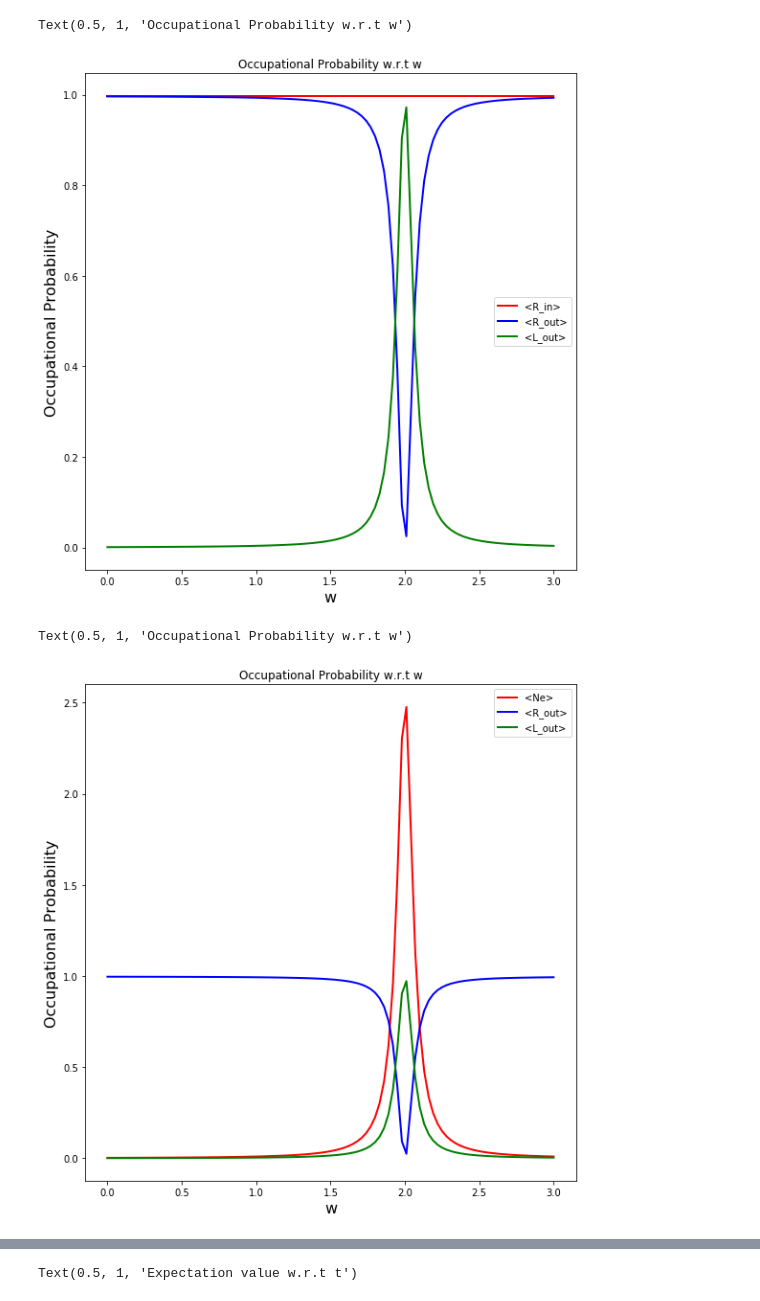
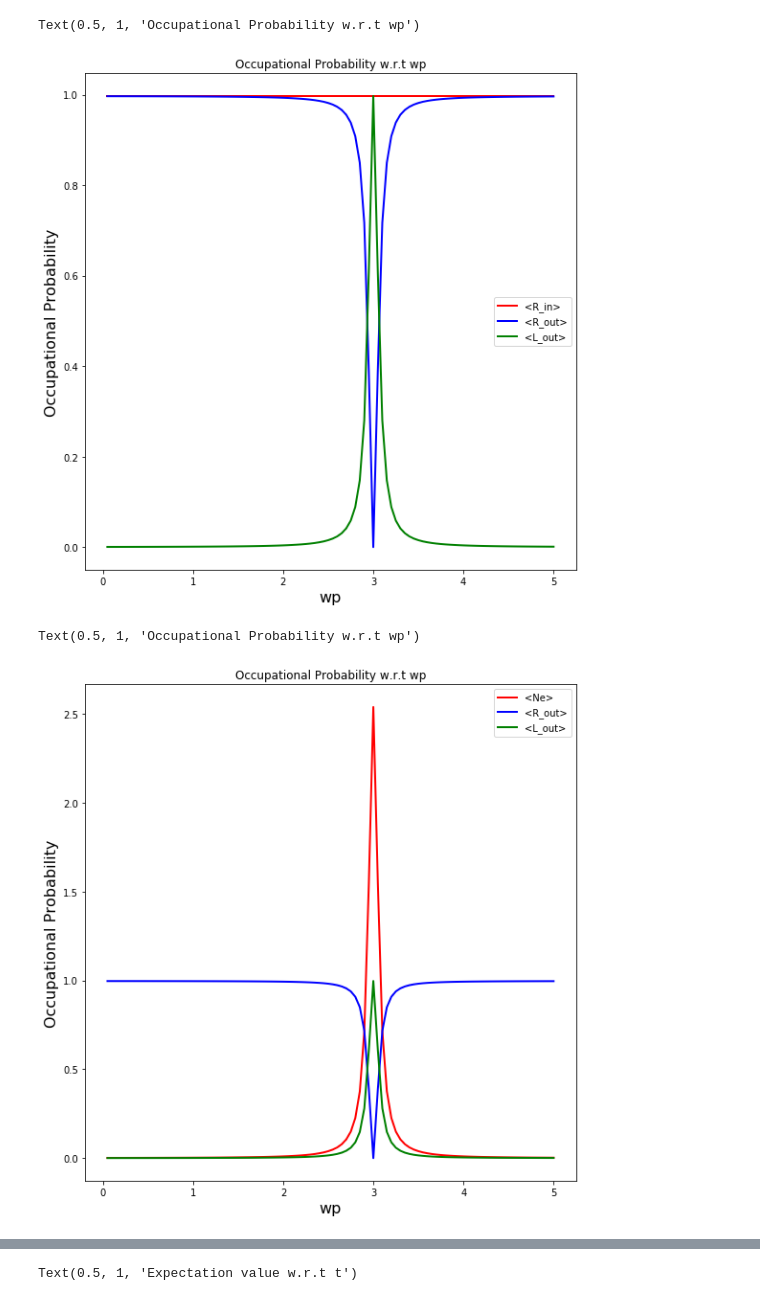
Before and after one commit to Aakashv6/Non-linear-Mirrors, a Jupyter notebook: Non-linear Mirror-Simulation-v1.ipynb, the cells around one changed output, grey strips where cells are left out. Saved outputs shown, nothing was run; the diff lists cells and outputs as text; code cells hidden in the pictures.

```diff
--- a/Non-linear Mirror-Simulation-v1.ipynb
+++ b/Non-linear Mirror-Simulation-v1.ipynb
@@ -91,7 +87,7 @@ def tdep(K, t):
 
     return r_int, r_outt, l_int, l_outt, xt
 # %%
-def integral(K,theta):
+def integral(w_ex, K, theta):
 
     w_vec = np.linspace(0,10,10) * 2 * np.pi
     dw = w_vec[1] - w_vec[0]
@@ -135,7 +131,9 @@ def integral(K,theta):
 # %%
 # Net Hamiltonian
 
-def Hamiltonian(w, K, theta):
+def Hamiltonian(wp, K, theta):
+
+    w_ex = we + (k ** 2)/m - wp  # Frequency (energy) of the exciton in the Rotating frame
 
     # Rotating frame normalization
     rho = ((w+wp)/c)/np.sqrt((w + wp)**2 - (c*k)**2) # Normalization factor
@@ -173,7 +171,7 @@ def Hamiltonian(w, K, theta):
     # Non-interacting exciton system
     H_tmd = w_ex * x.dag() * x
 
-    H_int, H_bath = integral(K,theta)
+    H_int, H_bath = integral(w_ex, K,theta)
 
     H = H_tmd + H_int + H_bath
 
@@ -228,7 +228,10 @@ Text(0.5, 1, 'Occupational probability wrt Coupling Strength')
 # Coherent Monochromatic Incident EM field
 psi = tensor(coherent(N=5, alpha=1.0), fock(5, 0), fock(5, 0))
 
-w_vec = np.linspace(0, 3.0, 101) * 2 * np.pi   # Frequency vector
+wp_vec = np.linspace(0, 5.0, 101) * 2 * np.pi   # Frequency vector
+
+# Incident field properties
+w = 0.0  * 2 * np.pi  # Frequency (energy) of the incident field
 
 K = 0.25                                       # Coupling strength
 theta = np.pi/2                                # Coupling phase
@@ -243,9 +246,9 @@ ro_expt = []
 li_expt = []
 lo_expt = []
 
-for w in w_vec:
+for wp in wp_vec:
 
-    ne, nr_in, nr_out, nl_in, nl_out, r_in, r_out, l_in, l_out, H = Hamiltonian(w, K, theta)
+    ne, nr_in, nr_out, nl_in, nl_out, r_in, r_out, l_in, l_out, H = Hamiltonian(wp, K, theta)
 
     e = expect(ne, psi)
     ne_expt.append(e)
@@ -273,33 +276,33 @@ for w in w_vec:
 # %%
 fig, axes = plt.subplots(1, 1, sharex=True, figsize=(8,8))
 
-axes.plot(w_vec/(2*np.pi), nri_expt, 'r', linewidth=2, label="<R_in>")
-axes.plot(w_vec/(2*np.pi), nro_expt, 'b', linewidth=2, label="<R_out>")
-axes.plot(w_vec/(2*np.pi), nlo_expt, 'g', linewidth=2, label="<L_out>")
+axes.plot(wp_vec/(2*np.pi), nri_expt, 'r', linewidth=2, label="<R_in>")
+axes.plot(wp_vec/(2*np.pi), nro_expt, 'b', linewidth=2, label="<R_out>")
+axes.plot(wp_vec/(2*np.pi), nlo_expt, 'g', linewidth=2, label="<L_out>")
 axes.set_ylabel("Occupational Probability", fontsize=16)
-axes.set_xlabel("w", fontsize=16)
+axes.set_xlabel("wp", fontsize=16)
 axes.legend(loc=0)
 
 fig.tight_layout()
-axes.set_title("Occupational Probability w.r.t w")
+axes.set_title("Occupational Probability w.r.t wp")
 # %% [output]
-Text(0.5, 1, 'Occupational Probability w.r.t w')
+Text(0.5, 1, 'Occupational Probability w.r.t wp')
-[figure, old version]
+[figure, new version]
 # %%
 fig, axes = plt.subplots(1, 1, sharex=True, figsize=(8,8))
 
-axes.plot(w_vec/(2*np.pi), ne_expt, 'r', linewidth=2, label="<Ne>")
-axes.plot(w_vec/(2*np.pi), nro_expt, 'b', linewidth=2, label="<R_out>")
-axes.plot(w_vec/(2*np.pi), nlo_expt, 'g', linewidth=2, label="<L_out>")
+axes.plot(wp_vec/(2*np.pi), ne_expt, 'r', linewidth=2, label="<Ne>")
+axes.plot(wp_vec/(2*np.pi), nro_expt, 'b', linewidth=2, label="<R_out>")
+axes.plot(wp_vec/(2*np.pi), nlo_expt, 'g', linewidth=2, label="<L_out>")
 axes.set_ylabel("Occupational Probability", fontsize=16)
-axes.set_xlabel("w", fontsize=16)
+axes.set_xlabel("wp", fontsize=16)
 axes.legend(loc=0)
 
 fig.tight_layout()
-axes.set_title("Occupational Probability w.r.t w")
+axes.set_title("Occupational Probability w.r.t wp")
 # %% [output]
-Text(0.5, 1, 'Occupational Probability w.r.t w')
+Text(0.5, 1, 'Occupational Probability w.r.t wp')
-[figure, old version]
+[figure, new version]
 # %%
 fig, axes = plt.subplots(1, 1, sharex=True, figsize=(8,4))
 
```
Also changed, not shown: parts of 18 cells of this notebook.
